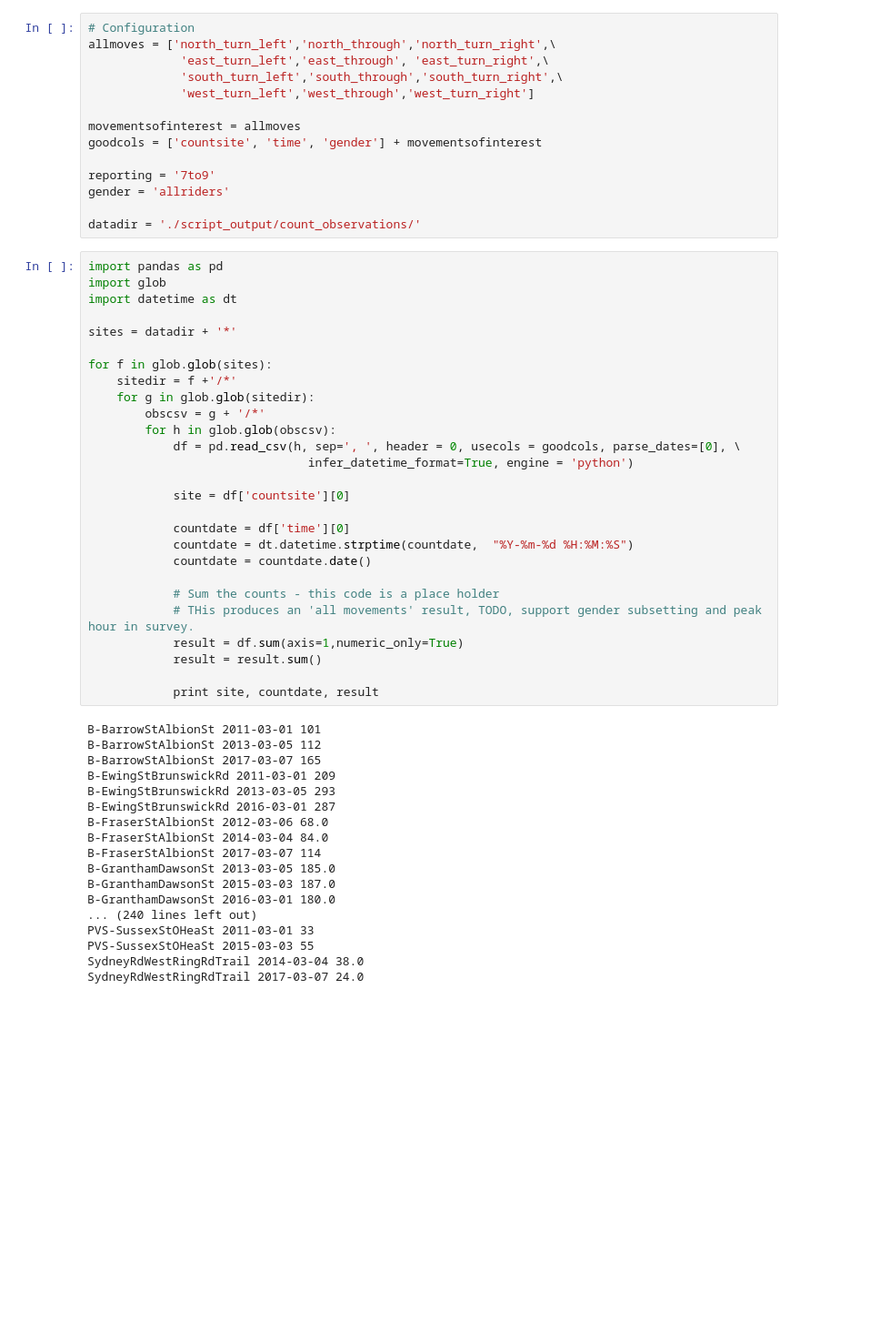
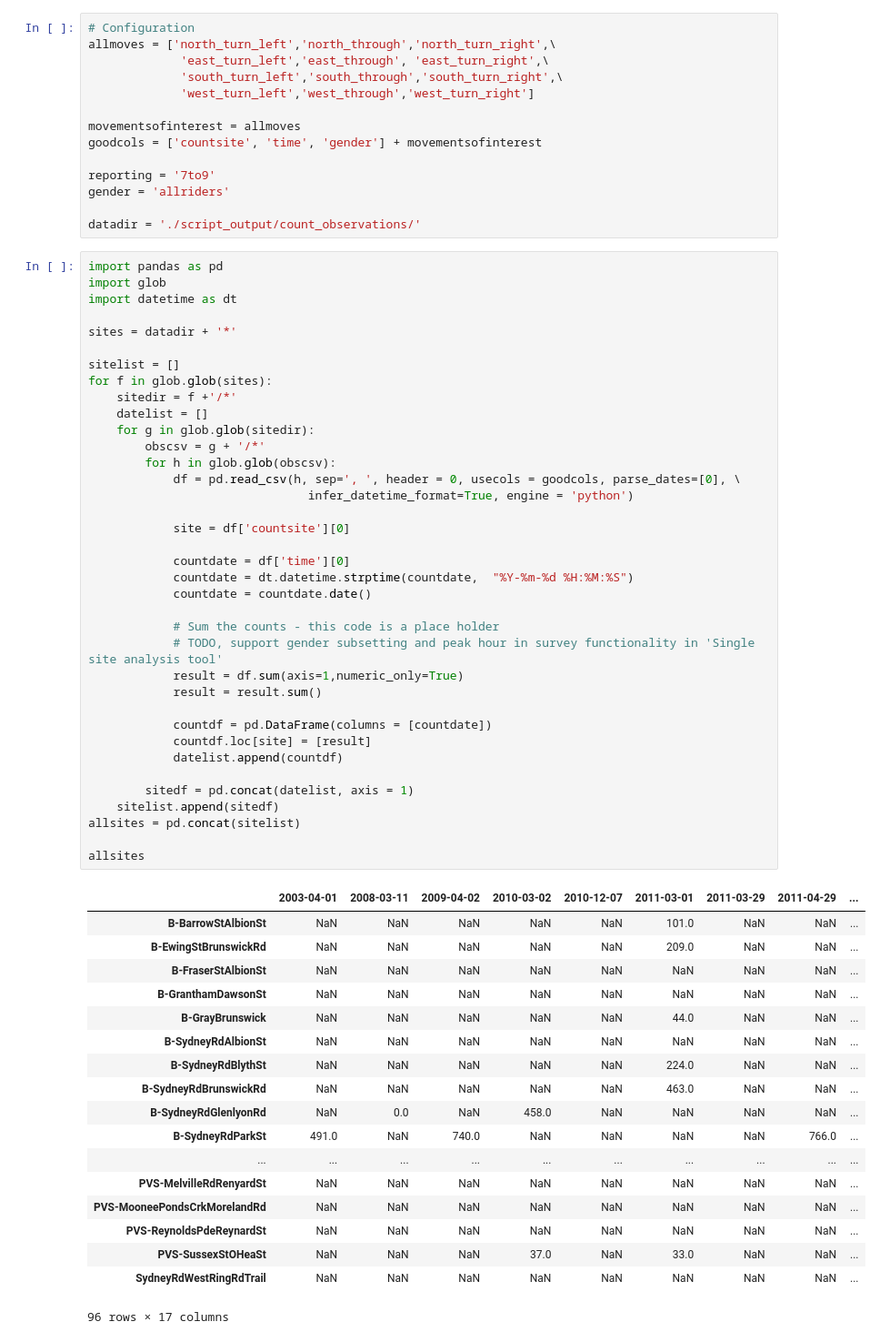
Before and after one commit to MorelandTransport/SuperTueDataCleaner, a Jupyter notebook: Super Tuesday Multiple Site Data Analysis Tool.ipynb, the cells around one changed output. Shown at 91% size. Saved outputs shown, nothing was run; the diff lists cells and outputs as text; blank space fills up the shorter version.

Commit message:
Creates a data frame with count date as column, sites as row and total bike movements as cell value

```diff
--- a/Super Tuesday Multiple Site Data Analysis Tool.ipynb
+++ b/Super Tuesday Multiple Site Data Analysis Tool.ipynb
@@ -25,45 +25,56 @@ datadir = './script_output/count_observations/'
 # %%
 import pandas as pd
 import glob
 import datetime as dt
 
 sites = datadir + '*'
 
+sitelist = []
 for f in glob.glob(sites):
     sitedir = f +'/*'
+    datelist = []
     for g in glob.glob(sitedir):
         obscsv = g + '/*'
         for h in glob.glob(obscsv):
             df = pd.read_csv(h, sep=', ', header = 0, usecols = goodcols, parse_dates=[0], \
                                infer_datetime_format=True, engine = 'python')
 
             site = df['countsite'][0]
 
             countdate = df['time'][0]
             countdate = dt.datetime.strptime(countdate,  "%Y-%m-%d %H:%M:%S")
             countdate = countdate.date()
 
             # Sum the counts - this code is a place holder
-            # THis produces an 'all movements' result, TODO, support gender subsetting and peak hour in survey.
+            # TODO, support gender subsetting and peak hour in survey functionality in 'Single site analysis tool'
             result = df.sum(axis=1,numeric_only=True)
             result = result.sum()
 
-            print site, countdate, result
+            countdf = pd.DataFrame(columns = [countdate])
+            countdf.loc[site] = [result]
+            datelist.append(countdf)
+
+        sitedf = pd.concat(datelist, axis = 1)
+    sitelist.append(sitedf)
+allsites = pd.concat(sitelist)
+
+allsites
 # %% [output]
+|  | 2003-04-01 | 2008-03-11 | 2009-04-02 | 2010-03-02 | 2010-12-07 | 2011-03-01 | 2011-03-29 | 2011-04-29 | ... |
+| B-BarrowStAlbionSt | NaN | NaN | NaN | NaN | NaN | 101.0 | NaN | NaN | ... |
+| B-EwingStBrunswickRd | NaN | NaN | NaN | NaN | NaN | 209.0 | NaN | NaN | ... |
+| B-FraserStAlbionSt | NaN | NaN | NaN | NaN | NaN | NaN | NaN | NaN | ... |
+| B-GranthamDawsonSt | NaN | NaN | NaN | NaN | NaN | NaN | NaN | NaN | ... |
+| B-GrayBrunswick | NaN | NaN | NaN | NaN | NaN | 44.0 | NaN | NaN | ... |
+| B-SydneyRdAlbionSt | NaN | NaN | NaN | NaN | NaN | NaN | NaN | NaN | ... |
+| B-SydneyRdBlythSt | NaN | NaN | NaN | NaN | NaN | 224.0 | NaN | NaN | ... |
+| B-SydneyRdBrunswickRd | NaN | NaN | NaN | NaN | NaN | 463.0 | NaN | NaN | ... |
+| B-SydneyRdGlenlyonRd | NaN | 0.0 | NaN | 458.0 | NaN | NaN | NaN | NaN | ... |
+| B-SydneyRdParkSt | 491.0 | NaN | 740.0 | NaN | NaN | NaN | NaN | 766.0 | ... |
+| ... | ... | ... | ... | ... | ... | ... | ... | ... | ... |
+| PVS-MelvilleRdRenyardSt | NaN | NaN | NaN | NaN | NaN | NaN | NaN | NaN | ... |
+| PVS-MooneePondsCrkMorelandRd | NaN | NaN | NaN | NaN | NaN | NaN | NaN | NaN | ... |
+| PVS-ReynoldsPdeReynardSt | NaN | NaN | NaN | NaN | NaN | NaN | NaN | NaN | ... |
+| PVS-SussexStOHeaSt | NaN | NaN | NaN | 37.0 | NaN | 33.0 | NaN | NaN | ... |
+| SydneyRdWestRingRdTrail | NaN | NaN | NaN | NaN | NaN | NaN | NaN | NaN | ... |
-B-BarrowStAlbionSt 2011-03-01 101
-B-BarrowStAlbionSt 2013-03-05 112
-B-BarrowStAlbionSt 2017-03-07 165
-B-EwingStBrunswickRd 2011-03-01 209
-B-EwingStBrunswickRd 2013-03-05 293
-B-EwingStBrunswickRd 2016-03-01 287
-B-FraserStAlbionSt 2012-03-06 68.0
-B-FraserStAlbionSt 2014-03-04 84.0
-B-FraserStAlbionSt 2017-03-07 114
-B-GranthamDawsonSt 2013-03-05 185.0
-B-GranthamDawsonSt 2015-03-03 187.0
-B-GranthamDawsonSt 2016-03-01 180.0
-... (240 lines left out)
-PVS-SussexStOHeaSt 2011-03-01 33
-PVS-SussexStOHeaSt 2015-03-03 55
-SydneyRdWestRingRdTrail 2014-03-04 38.0
-SydneyRdWestRingRdTrail 2017-03-07 24.0
+96 rows × 17 columns
```
